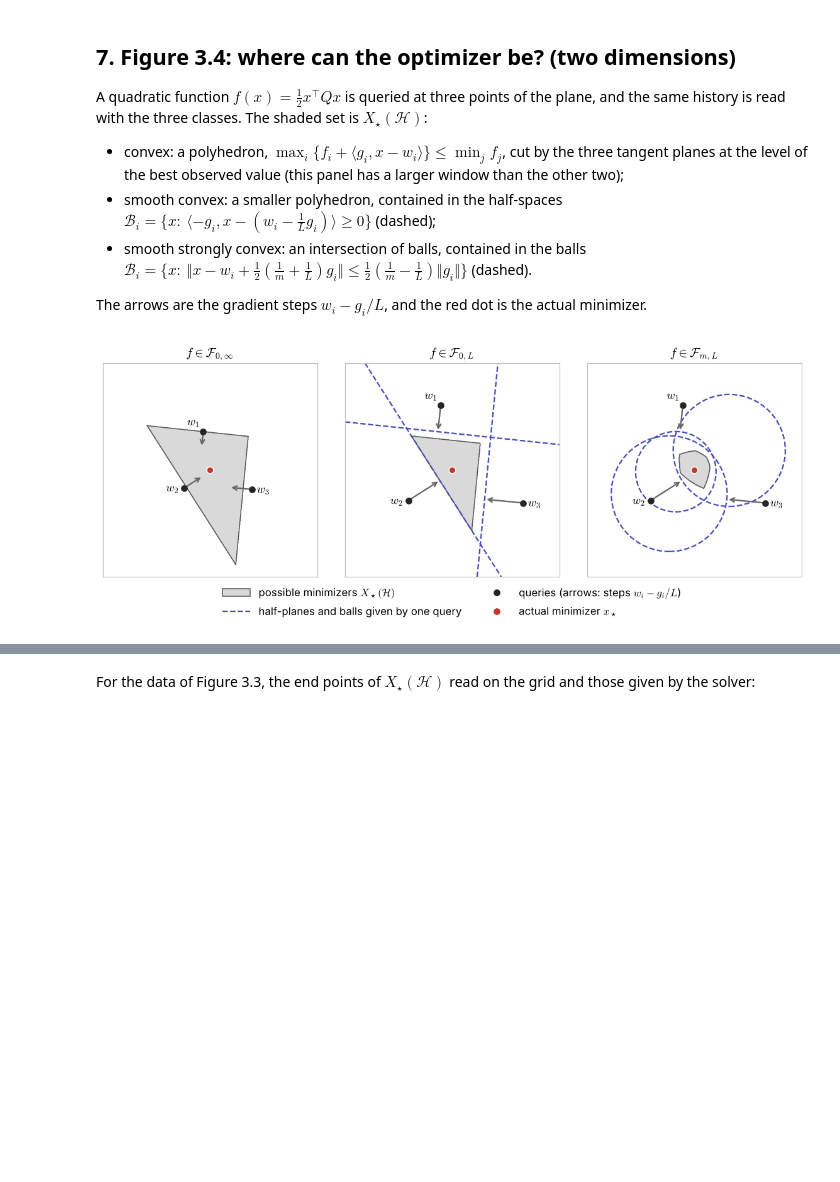
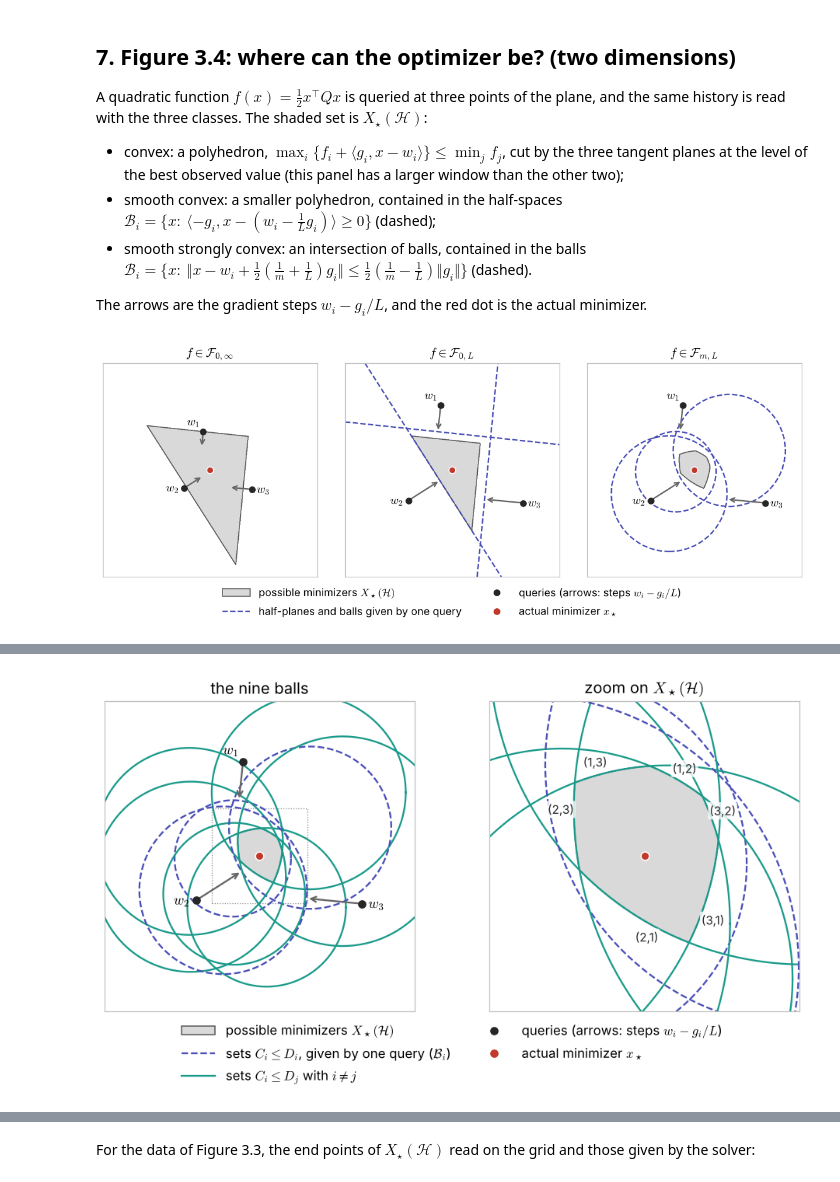
Before and after one commit to AccelerationMethods/Acta-Acceleration, a Jupyter notebook: Section3_figures.ipynb, the cells around one changed output, grey strips where cells are left out. Cells and saved outputs as stored; diff of their text form; code cells hidden in the pictures; blank space fills up the shorter version.

```diff
--- a/Section3_figures.ipynb
+++ b/Section3_figures.ipynb
@@ -413,0 +472,99 @@ plt.show()
+# %%
+def pair_set(i, j, W, G, F, m, L, size):
+    """Boundary of the set {x : C_i(x) <= D_j(x)}, as (points, outward normals at these points).
+
+    For m > 0 it is the circle of pair_ball. For m = 0 it is a line orthogonal to g_i, cut to the window
+    [-size, size]^2: the set is the half-space <g_i, x - w_i> <= max D_j - f_i - ||g_i||^2 / (2L)."""
+    if m > 0:
+        center, radius = pair_ball(i, j, W, G, F, m, L)
+        turn = np.linspace(0, 2 * np.pi, 3601)
+        normals = np.column_stack([np.cos(turn), np.sin(turn)])
+        return center + radius * normals, normals
+    offset = (F[j] - G[j] @ G[j] / (2 * L)) - (F[i] + G[i] @ G[i] / (2 * L))
+    normal = G[i] / np.linalg.norm(G[i])
+    point = W[i] + offset * G[i] / (G[i] @ G[i])                             # a point of the line
+    reach = np.linalg.norm(point) + 2 * size
+    points = point + np.linspace(-reach, reach, 4001)[:, None] * np.array([-normal[1], normal[0]])
+    points = points[np.all(np.abs(points) <= size, axis=1)]
+    return points, np.tile(normal, (len(points), 1))
+
+
+def draw_pair_sets(ax, W, G, F, m, L, size, labels=True):
+    "Boundaries of the sets {C_i <= D_j} for all the pairs (i, j), with the label (i, j) next to them."
+    k = len(W)
+    sets = {(i, j): pair_set(i, j, W, G, F, m, L, size) for i in range(k) for j in range(k)}
+    for (i, j), (points, normals) in sets.items():
+        ax.plot(*points.T, lw=1.5, **(LOWER if i == j else CROSS))
+
+    def write(i, j, near, side):
+        "Label (i, j) next to the point of the boundary closest to `near`, outside the set (side = 1) or inside (side = -1)."
+        points, normals = sets[i, j]
+        n = np.linalg.norm(points - near, axis=1).argmin()
+        ax.annotate(f"({i + 1},{j + 1})", points[n], xytext=11 * side * normals[n], textcoords="offset points",
+                    ha="center", va="center", fontsize=10, color=INK, zorder=7,
+                    bbox=dict(boxstyle="round,pad=0.12", fc="white", ec="none", alpha=0.8))
+
+    for (i, j), (points, normals) in sets.items() if labels else []:
+        # The part of the boundary of this set that bounds X_star(H), away from the edges of the window.
+        part = points[in_possible_minimizers(points, W, G, F, m, L, tolerance=1e-9) & (np.abs(points).max(axis=1) <= 0.85 * size)]
+        if len(part) == 0:
+            continue
+        # The label goes where there is the most room: at the point of this part farthest from the queries and from the
+        # other sets (for m = 0, from those with another index i: the sets with the same i have parallel boundaries).
+        others = [p[::10] for (i2, j2), (p, _) in sets.items() if (i2 != i if m == 0 else (i2, j2) != (i, j))]
+        room = np.linalg.norm(part[:, None] - np.vstack(others + [W])[None], axis=2).min(axis=1)
+        write(i, j, part[room.argmax()], side=1 if m > 0 else -1)            # outside a ball, inside a half-space
+        for j2 in range(k) if m == 0 else []:                                # parallel half-spaces, which do not bind:
+            if j2 != j:                                                      # their labels face this one, outside
+                write(i, j2, part[room.argmax()], side=1)
+
+
+def shade_possible_minimizers(ax, W, G, F, m, L, size):
+    "The set X_star(H) in the window [-size, size]^2."
+    grid = np.linspace(-size, size, 601)
+    X1, X2 = np.meshgrid(grid, grid)
+    inside = in_possible_minimizers(np.column_stack([X1.ravel(), X2.ravel()]), W, G, F, m, L).reshape(X1.shape).astype(float)
+    ax.contourf(X1, X2, inside, levels=[0.5, 1.5], colors=["0.85"])
+    ax.contour(X1, X2, inside, levels=[0.5], colors=["0.35"], linewidths=1)
+
+
+def draw_queries_2d(ax, W, G, L, x_star):
+    "Query points with their labels, gradient steps (arrows) and actual minimizer."
+    for i, (wi, gi, shift) in enumerate(zip(W, G, [(-10, 6), (-12, -4), (12, -4)])):
+        ax.annotate("", xy=wi - gi / L, xytext=wi, arrowprops=dict(arrowstyle="->", color="0.4", lw=1.5))
+        ax.annotate(f"$w_{i + 1}$", wi, xytext=shift, textcoords="offset points", ha="center", fontsize=12)
+    ax.plot(*W.T, "o", color=INK, ms=6, zorder=5)
+    ax.plot(*x_star, "o", color=UPPER["color"], ms=7, mec="white", mew=1, zorder=6)
+
+
+def square_frame(ax, size, title):
+    ax.set(xlim=(-size, size), ylim=(-size, size), aspect="equal", xticks=[], yticks=[], title=title)
+    for spine in ax.spines.values():
+        spine.set_color("0.75")
+
+
+H_PAIRS = [Patch(facecolor="0.85", edgecolor="0.35", label=r"possible minimizers $X_\star(\mathcal{H})$"),
+           Line2D([], [], lw=1.5, label=r"sets $C_i\leq D_i$, given by one query ($\mathcal{B}_i$)", **LOWER),
+           Line2D([], [], lw=1.5, label=r"sets $C_i\leq D_j$ with $i\neq j$", **CROSS),
+           Line2D([], [], marker="o", ls="", color=INK, label=r"queries (arrows: steps $w_i - g_i/L$)"),
+           Line2D([], [], marker="o", ls="", color=UPPER["color"], label=r"actual minimizer $x_\star$")]
+
+zoom = 0.8                                                   # half-width of the window of the right panel
+fig, (left, right) = panels(2, 9, 4.9)
+
+shade_possible_minimizers(left, W, G, F, m, L, 2.6)
+draw_pair_sets(left, W, G, F, m, L, 2.6, labels=False)
+draw_queries_2d(left, W, G, L, x_star)
+left.add_patch(plt.Rectangle((-zoom, -zoom), 2 * zoom, 2 * zoom, fill=False, ec="0.5", lw=0.8, ls=":"))
+square_frame(left, 2.6, "the nine balls")
+
+shade_possible_minimizers(right, W, G, F, m, L, zoom)
+draw_pair_sets(right, W, G, F, m, L, zoom)
+right.plot(*x_star, "o", color=UPPER["color"], ms=7, mec="white", mew=1, zorder=6)
+square_frame(right, zoom, r"zoom on $X_\star(\mathcal{H})$")
+
+legend_below(fig, H_PAIRS, ncol=2)
+save(fig, "fig_where_optimizer_all_balls")
+plt.show()
+# %% [output]
+[figure, added]
```
Also changed, not shown: parts of 8 cells of this notebook.
